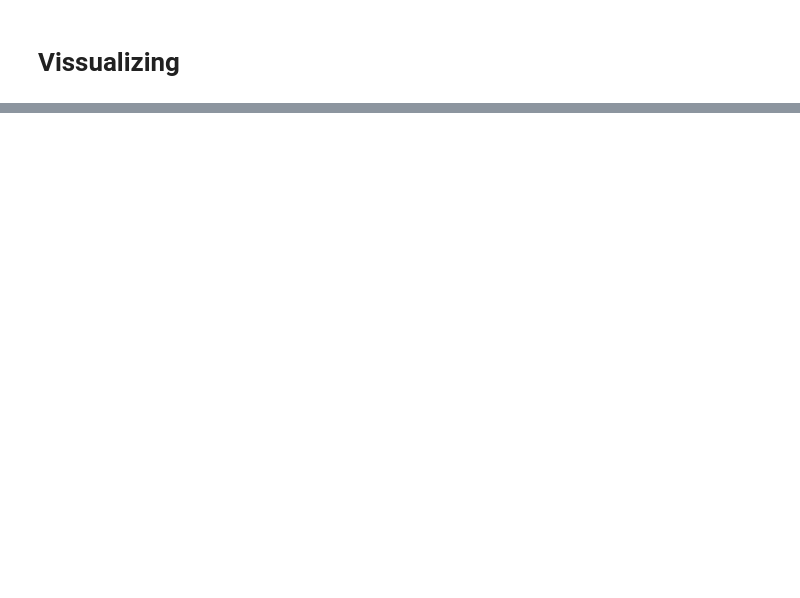
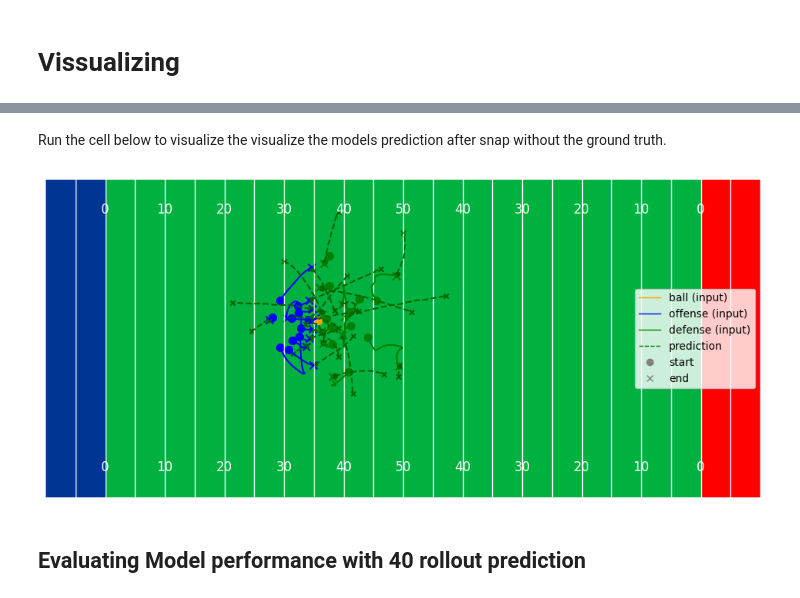
Before and after one commit to pholmes116/NFL-player-trajectories-public, a Jupyter notebook: code/Models/Base_transformer.ipynb, the cells around one changed output, grey strips where cells are left out. Saved outputs shown, nothing was run; the diff lists cells and outputs as text; code cells hidden in the pictures; blank space fills up the shorter version.

```diff
--- a/code/Models/Base_transformer.ipynb
+++ b/code/Models/Base_transformer.ipynb
@@ -176,0 +231,36 @@ Selected gameId = 2022092513, playId = 3504
+# %% [markdown]
+Run the cell below to visualize the visualize the models prediction after snap without the ground truth.
+# %%
+N_STEPS = 30
+
+#################### Samples a random play from the test set #####################
+row = (
+    game_indexer
+    .loc[game_indexer['split'] == "test", ['gameId', 'playId']]
+    .sample(n=1)
+)
+
+gameId = row['gameId'].iloc[0] # Replace with specific gameId if needed
+playId = row['playId'].iloc[0] # Replace with specific gameId if needed
+
+###################################################################################
+
+context_seq, gt_future = load_play(
+    parquet_path="../../processed_data/model_input_9.parquet",
+    game_id=gameId,
+    play_id=playId,
+    ctx_len=100,
+    n_future=N_STEPS,
+)
+
+pred = model.predict_autoregressive(context_seq, n_steps=N_STEPS)
+
+_ = custom_visualizer.plot_trajectories(
+        sequence=context_seq[0],
+        ground_truth_seq=None,
+        pred_seq=pred,
+        offense='all', defense='all', include_ball=True,)
+# %% [output]
+[figure, added]
+# %% [markdown]
+## Evaluating Model performance with 40 rollout prediction
```
Also changed, not shown: parts of 23 cells of this notebook, 3 other files.
